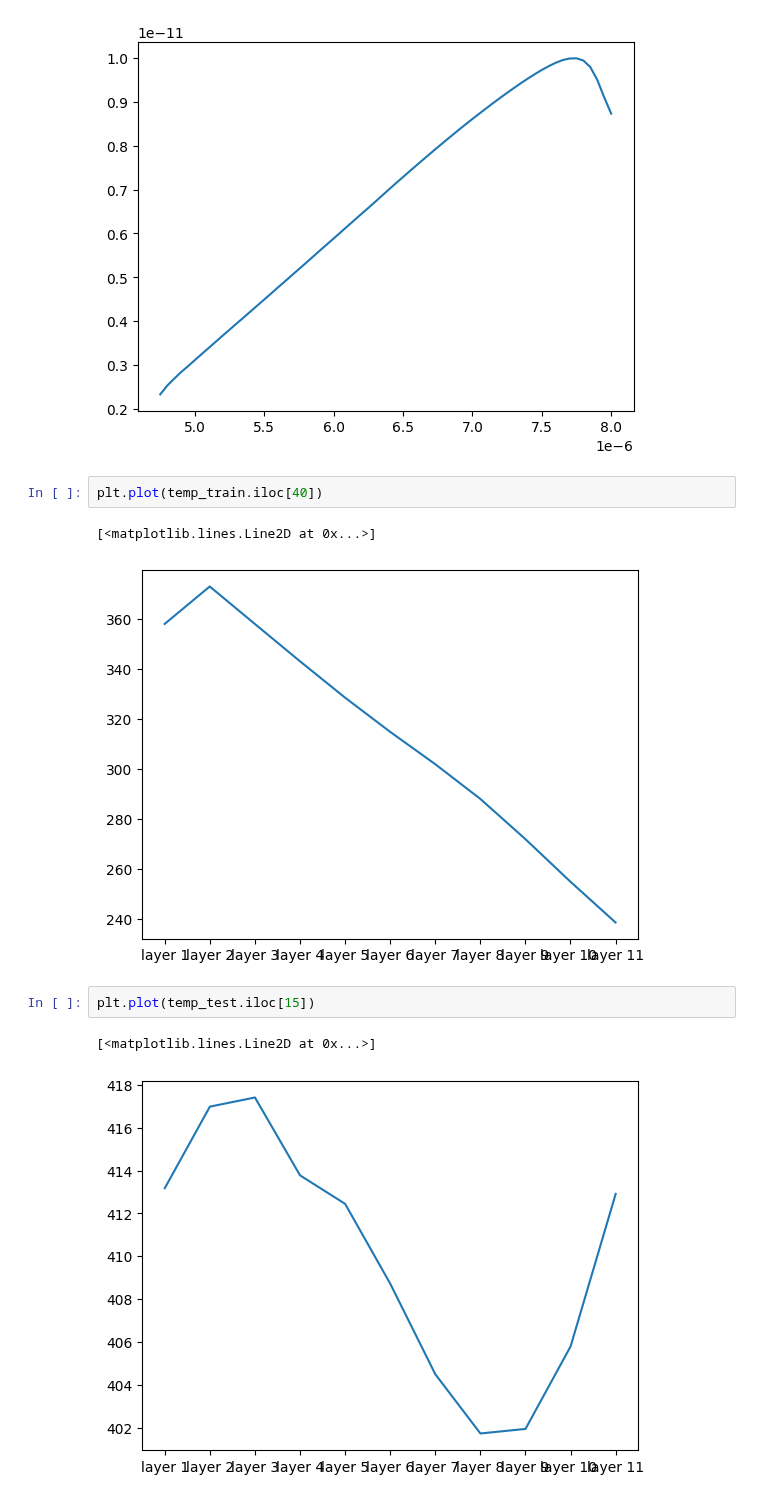
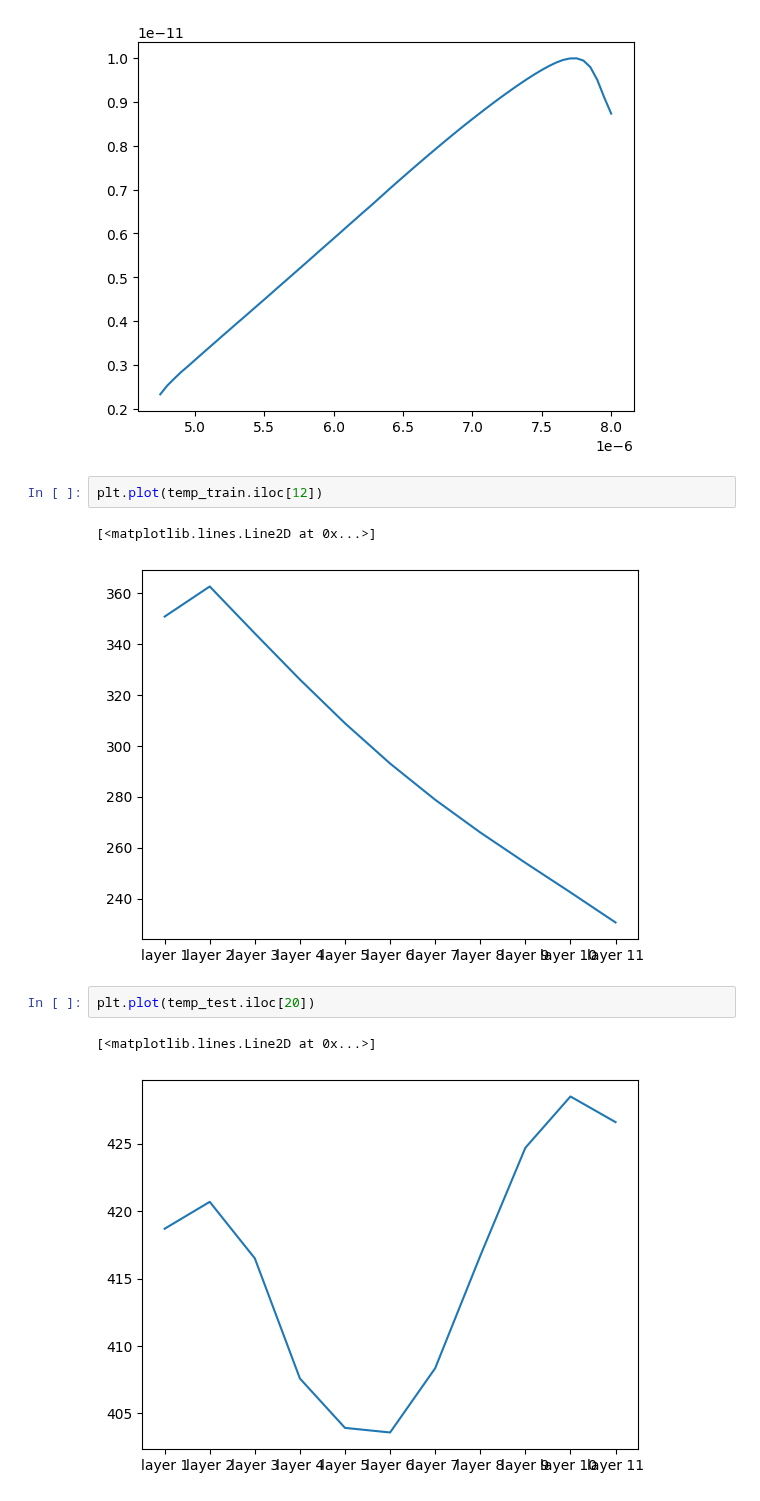
Before and after one commit to iAmBrig12/REU_AI_Thermography, a Jupyter notebook: data_exploration.ipynb, the cells around one changed output. Drawn from its saved outputs; the diff is of its cells as text.

```diff
--- a/data_exploration.ipynb
+++ b/data_exploration.ipynb
@@ -20,12 +20,12 @@ plt.plot(spectrum_test.iloc[50])
 [<matplotlib.lines.Line2D at 0x...>]
 [figure]
 # %%
-plt.plot(temp_train.iloc[40])
+plt.plot(temp_train.iloc[12])
 # %% [output]
 [<matplotlib.lines.Line2D at 0x...>]
-[figure, old version]
+[figure, new version]
 # %%
-plt.plot(temp_test.iloc[15])
+plt.plot(temp_test.iloc[20])
 # %% [output]
 [<matplotlib.lines.Line2D at 0x...>]
-[figure, old version]
+[figure, new version]
```
Also changed, not shown: 1 other file.
